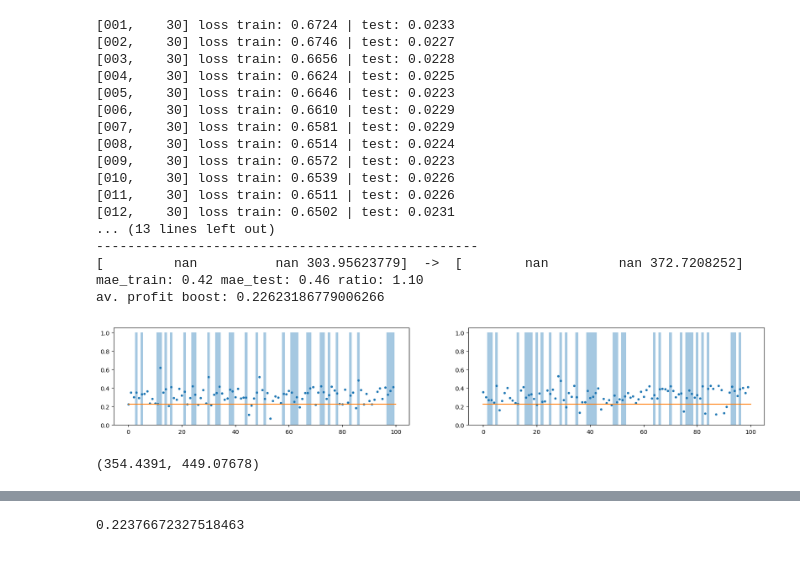
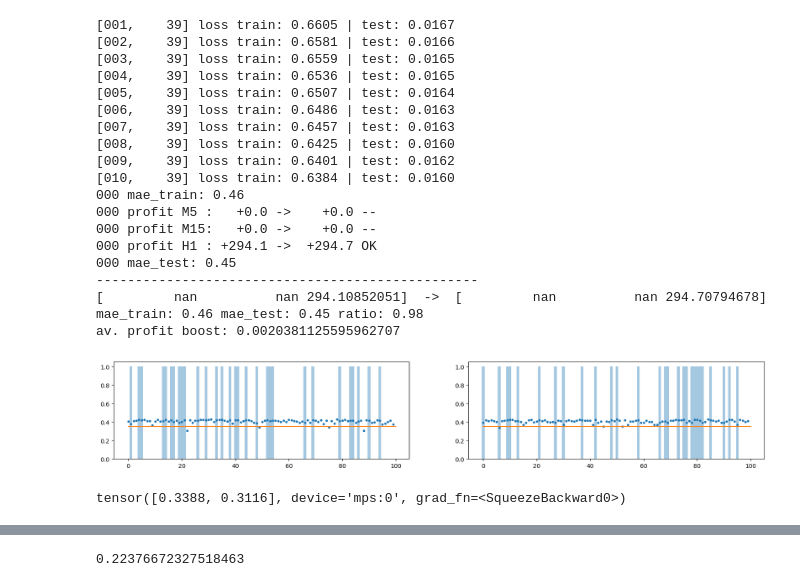
Before and after one commit to binrey/MLTR, a Jupyter notebook: train.ipynb, the cells around one changed output, grey strips where cells are left out. Cells and saved outputs as stored; diff of their text form; code cells hidden in the pictures.

Commit message:
upd train

```diff
--- a/train.ipynb
+++ b/train.ipynb
@@ -18,7 +18,7 @@ pd.set_option('display.max_columns', 500)
 pd.set_option('display.width', 1000)
 
 cfgs, btests = [], []
-for p in sorted(Path("backtests").glob("*.pickle")):
+for p in sorted(Path("optimization").glob("*.pickle")):
     cfg, btest = pickle.load(open(p, "rb"))
     cfgs.append(cfg)
     btests.append(btest)
@@ -38,7 +54,7 @@ for btest in btests:
     hist_pd, hist = DataParser(btest.cfg).load()
     mw = MovingWindow(hist, fsize+2)
     print(len(btest.positions))
-    for pos in btest.positions[2:]:
+    for pos in btest.positions:
         f, _ = mw(pos.open_indx)
         x = build_features(f,
                            pos.dir,
@@ -60,5 +89,0 @@ BTCUSD 510
-# %%
-X_train, X_test, y_train, y_test, profs_test, tf_test = get_data(X, y)
-print(X_train.shape, X_test.shape, tf_test.shape)
-plt.imshow(X_train[0][0][:])
-print(profs_test.sum())
@@ -89,17 +90,18 @@ array([[[ 2.06649780e-01, -9.42916870e-02, -1.14097595e-01,
 # %%
 from sklearn.metrics import mean_absolute_error, f1_score
 import torch
-device = "cuda"
+device = "mps"
 
 nitrers = 1
-test_split_size = 0.2
+test_split_size = 0.05
+calc_test = True
 id2tf = {v:k for k, v in tfdict.items()}
 
 pprofits, gprofits, metrics = np.zeros((3, nitrers)), np.zeros((3, nitrers)), np.zeros((2, nitrers))
 for i in range(nitrers):
     # np.random.seed(i)
-    X_train, X_test, y_train, y_test, profs_test, tf_test = get_data(X, y, test_split_size)
-    model = train(X_train, y_train, X_test, y_test, batch_size=56)
+    X_train, X_test, y_train, y_test, profs_train, profs_test, tf_test = get_data(X, y, test_split_size)
+    model = train(X_train, y_train, X_test, y_test, batch_size=256, device="mps", calc_test=calc_test)
     model.eval()
 
     p_train = model(torch.tensor(X_train).float().to(device)).detach().cpu().numpy().squeeze()
@@ -108,77 +110,80 @@ for i in range(nitrers):
     print(f"{i:03} mae_train: {metrics[0, i]:4.2f}")
     if test_split_size > 0:
         metrics[1, i] = mean_absolute_error(p_test, y_test)
-        # profsum_best, threshold = 0, None
-        # for th in np.arange(-4, 0, 0.25):
-        #     profsum = (profs_test*(p_test>th)).sum()
-        #     if profsum > profsum_best:
-        #         profsum_best = profsum
-        #         threshold = th
-        threshold = np.percentile(p_train, 10)
+        profsum_best, threshold = -999999, None
+        for th in np.arange(0.1, 1, 0.025):
+            profsum = (profs_train*(p_train>th)).sum()
+            if profsum > profsum_best:
+                profsum_best = profsum
+                threshold = th
+        # threshold = np.percentile(p_train, 10)
         for j in range(3):
             ids = tf_test == j
             pprofits[j, i] = (profs_test[ids]*(p_test[ids]>threshold)).sum()
             gprofits[j, i] = profs_test[ids].sum()
             print(f"{i:03} profit {id2tf[j]:3}:{gprofits[j, i]:+7.1f} -> {pprofits[j, i]:+7.1f} {'OK' if pprofits[j, i] > gprofits[j, i] else '--'}")
         print(f"{i:03} mae_test: {metrics[1, i]:4.2f}")
 
         pprofs_mean = pprofits.mean(axis=1, where=pprofits!=0)
         gprofs_mean = gprofits.mean(axis=1, where=gprofits!=0)
         f1_mean = metrics.mean(axis=1, where=metrics!=0)
         pprofs_mean_tot = np.nanmean(pprofs_mean)
         gprofs_mean_tot = np.nanmean(gprofs_mean)
         print("-------------------------------------------------")
         print(gprofs_mean, " -> ", pprofs_mean)
         print(f"mae_train: {f1_mean[0]:4.2f} mae_test: {f1_mean[1]:4.2f} ratio: {f1_mean[1]/f1_mean[0]:4.2f}")
         print(f"av. profit boost: {(pprofs_mean_tot - gprofs_mean_tot)/abs(gprofs_mean_tot)}")
 
 plt.figure(figsize=(20, 3))
 plt.subplot(1, 2, 1)
 plt.plot(p_train[:100], ".")
 plt.bar(np.arange(100), y_train[:100, 0], width=[1]*100, alpha=0.4)
 plt.plot([0, 100], [threshold, threshold])
 if len(p_test):
     plt.subplot(1, 2, 2)
     plt.plot(p_test[:100], ".")
     plt.bar(np.arange(100), y_test[:100, 0], width=[1]*100, alpha=0.4)
     # plt.bar(np.arange(100), profs_test[:100], width=[1]*100, alpha=0.2)
     plt.plot([0, 100], [threshold, threshold])
 
 model.set_threshold(threshold)
 torch.save(model.state_dict(), "model.pth")
 # %% [output]
-[001,    30] loss train: 0.6724 | test: 0.0233
-[002,    30] loss train: 0.6746 | test: 0.0227
-[003,    30] loss train: 0.6656 | test: 0.0228
-[004,    30] loss train: 0.6624 | test: 0.0225
-[005,    30] loss train: 0.6646 | test: 0.0223
-[006,    30] loss train: 0.6610 | test: 0.0229
-[007,    30] loss train: 0.6581 | test: 0.0229
-[008,    30] loss train: 0.6514 | test: 0.0224
-[009,    30] loss train: 0.6572 | test: 0.0223
-[010,    30] loss train: 0.6539 | test: 0.0226
-[011,    30] loss train: 0.6511 | test: 0.0226
-[012,    30] loss train: 0.6502 | test: 0.0231
-... (13 lines left out)
+[001,    39] loss train: 0.6605 | test: 0.0167
+[002,    39] loss train: 0.6581 | test: 0.0166
+[003,    39] loss train: 0.6559 | test: 0.0165
+[004,    39] loss train: 0.6536 | test: 0.0165
+[005,    39] loss train: 0.6507 | test: 0.0164
+[006,    39] loss train: 0.6486 | test: 0.0163
+[007,    39] loss train: 0.6457 | test: 0.0163
+[008,    39] loss train: 0.6425 | test: 0.0160
+[009,    39] loss train: 0.6401 | test: 0.0162
+[010,    39] loss train: 0.6384 | test: 0.0160
+000 mae_train: 0.46
+000 profit M5 :   +0.0 ->    +0.0 --
+000 profit M15:   +0.0 ->    +0.0 --
+000 profit H1 : +294.1 ->  +294.7 OK
+000 mae_test: 0.45
 -------------------------------------------------
-[         nan          nan 303.95623779]  ->  [        nan         nan 372.7208252]
-mae_train: 0.42 mae_test: 0.46 ratio: 1.10
-av. profit boost: 0.22623186779006266
+[         nan          nan 294.10852051]  ->  [         nan          nan 294.70794678]
+mae_train: 0.46 mae_test: 0.45 ratio: 0.98
+av. profit boost: 0.0020381125595962707
-[figure, old version]
+[figure, new version]
 # %%
 import torch
 from ml import Net
-device = "cuda"
+device = "mps"
 model = Net(7, 32)
 model.load_state_dict(torch.load("model.pth"))
 model.eval()
 # model.set_threshold(-6)
 model.to(device)
 X_train, X_test, y_train, y_test, profs_test, tf_test = get_data(X, y, test_split=1)
-p_test = model.forward_thresholded(torch.tensor(X_test).float().to(device)).squeeze()
-profs_test.sum(), (profs_test*p_test).sum()
+p_test = model(torch.tensor(X[:2, :, :-2]).float().to(device)).squeeze()
+# profs_test.sum(), (profs_test*p_test).sum()
+p_test
 # %% [output]
-(354.4391, 449.07678)
+tensor([0.3388, 0.3116], device='mps:0', grad_fn=<SqueezeBackward0>)
 # %%
 list(model.named_parameters())[0]
 # %% [output]
```
Also changed, not shown: parts of 6 cells of this notebook, 6 other files.
